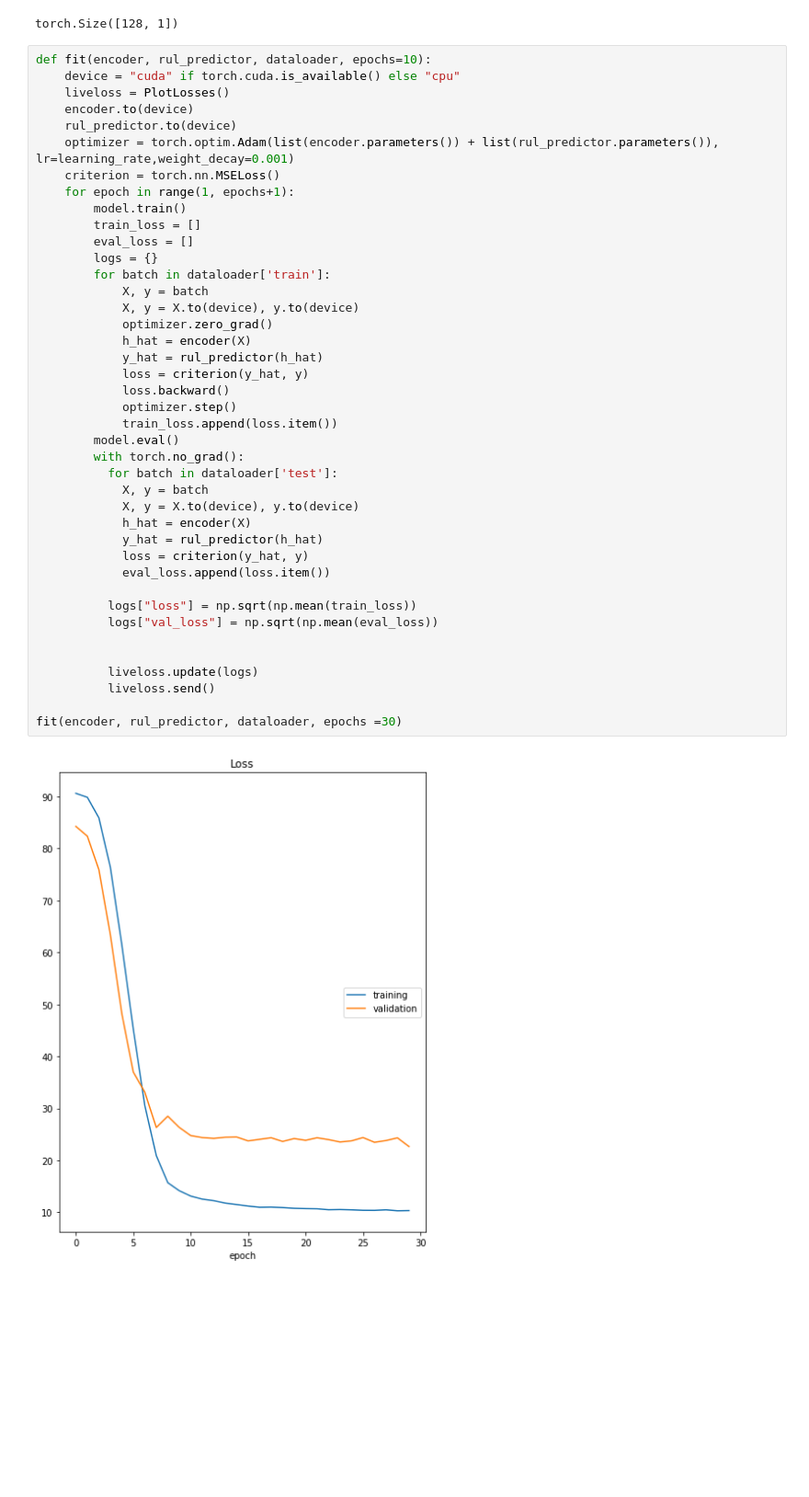
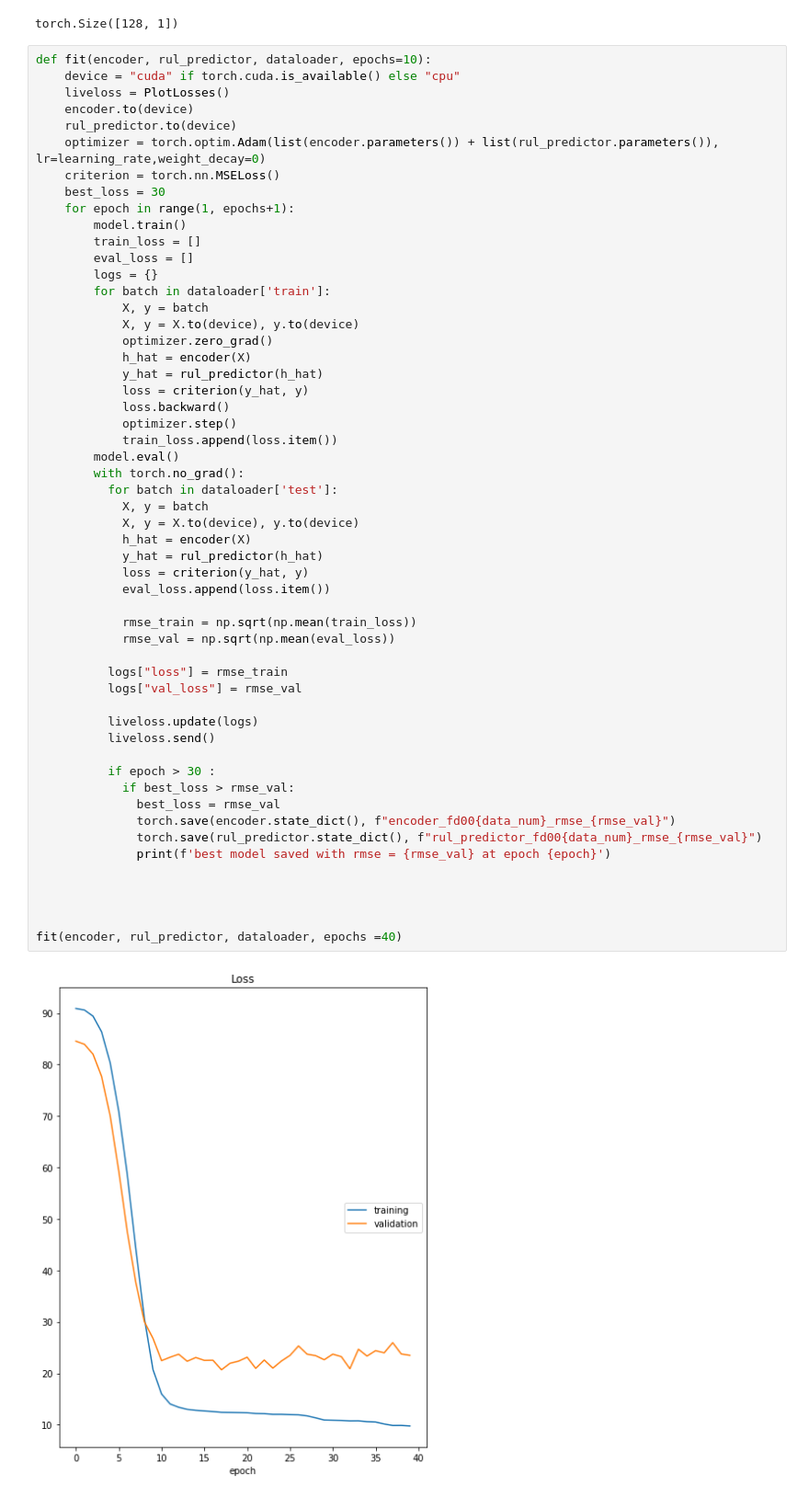
Before and after one commit to ettouilebouael/pdm-thesis, a Jupyter notebook: FD001_Turbo_Fan_RUL_estimation_with_LSTM.ipynb, the cells around one changed output. Shown at 92% size. Drawn from its saved outputs; the diff is of its cells as text; blank space fills up the shorter version.

```diff
--- a/FD001_Turbo_Fan_RUL_estimation_with_LSTM.ipynb
+++ b/FD001_Turbo_Fan_RUL_estimation_with_LSTM.ipynb
@@ -248,41 +248,54 @@ def fit(encoder, rul_predictor, dataloader, epochs=10):
     liveloss = PlotLosses()
     encoder.to(device)
     rul_predictor.to(device)
-    optimizer = torch.optim.Adam(list(encoder.parameters()) + list(rul_predictor.parameters()), lr=learning_rate,weight_decay=0.001)
+    optimizer = torch.optim.Adam(list(encoder.parameters()) + list(rul_predictor.parameters()), lr=learning_rate,weight_decay=0)
     criterion = torch.nn.MSELoss()
+    best_loss = 30
     for epoch in range(1, epochs+1):
         model.train()
         train_loss = []
         eval_loss = []
         logs = {}
         for batch in dataloader['train']:
             X, y = batch
             X, y = X.to(device), y.to(device)
             optimizer.zero_grad()
             h_hat = encoder(X)
             y_hat = rul_predictor(h_hat)
             loss = criterion(y_hat, y)
             loss.backward()
             optimizer.step()
             train_loss.append(loss.item())
         model.eval()
         with torch.no_grad():
           for batch in dataloader['test']:
             X, y = batch
             X, y = X.to(device), y.to(device)
             h_hat = encoder(X)
             y_hat = rul_predictor(h_hat)
             loss = criterion(y_hat, y)
             eval_loss.append(loss.item())
 
-          logs["loss"] = np.sqrt(np.mean(train_loss))
-          logs["val_loss"] = np.sqrt(np.mean(eval_loss))
+            rmse_train = np.sqrt(np.mean(train_loss))
+            rmse_val = np.sqrt(np.mean(eval_loss))
 
+          logs["loss"] = rmse_train
+          logs["val_loss"] = rmse_val
 
           liveloss.update(logs)
           liveloss.send()
 
-fit(encoder, rul_predictor, dataloader, epochs =30)
+          if epoch > 30 :
+            if best_loss > rmse_val:
+              best_loss = rmse_val
+              torch.save(encoder.state_dict(), f"encoder_fd00{data_num}_rmse_{rmse_val}")
+              torch.save(rul_predictor.state_dict(), f"rul_predictor_fd00{data_num}_rmse_{rmse_val}")
+              print(f'best model saved with rmse = {rmse_val} at epoch {epoch}')
+
+
+
+
+fit(encoder, rul_predictor, dataloader, epochs =40)
 # %% [output]
-[figure, old version]
+[figure, new version]
 Loss
```
Also changed, not shown: parts of 2 cells of this notebook.
